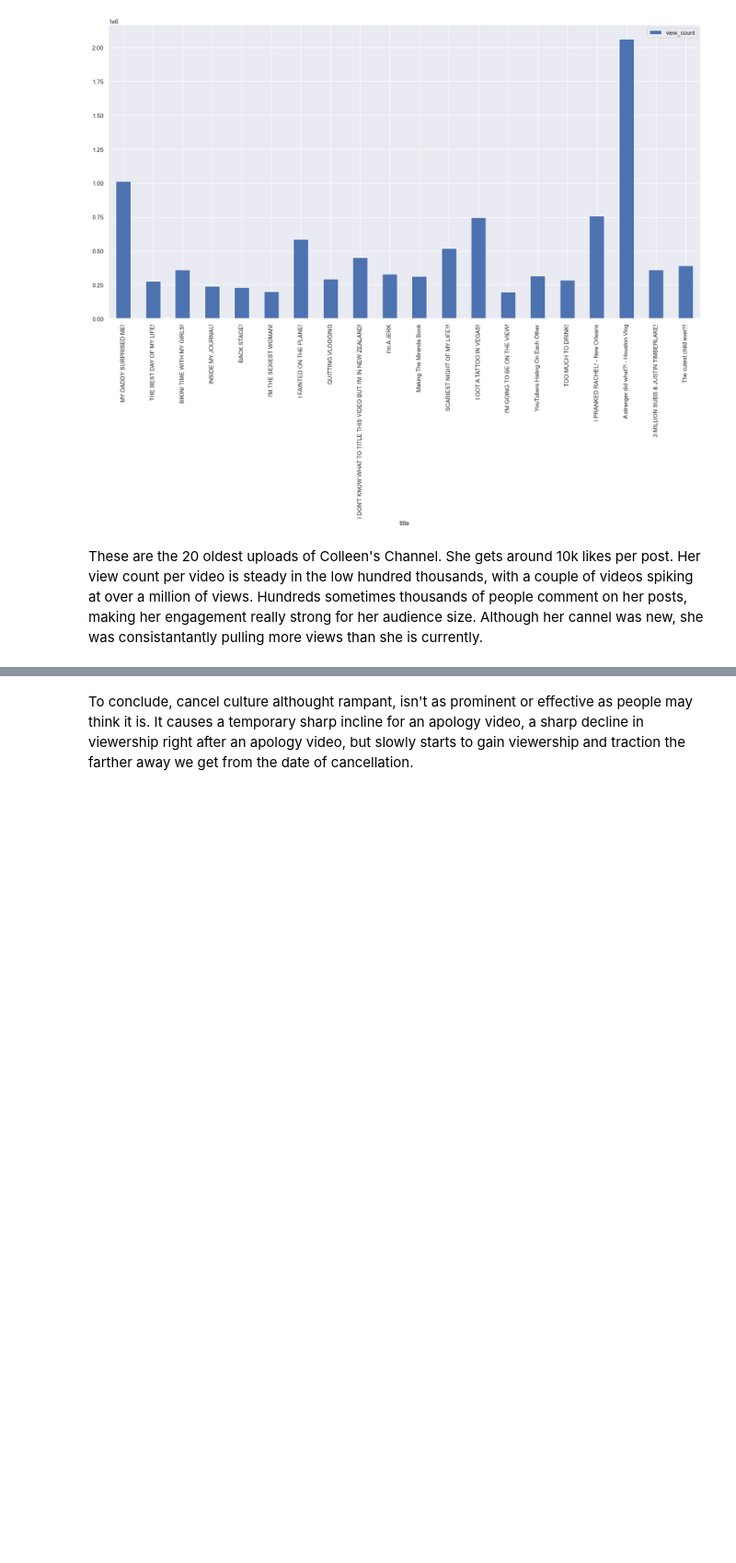
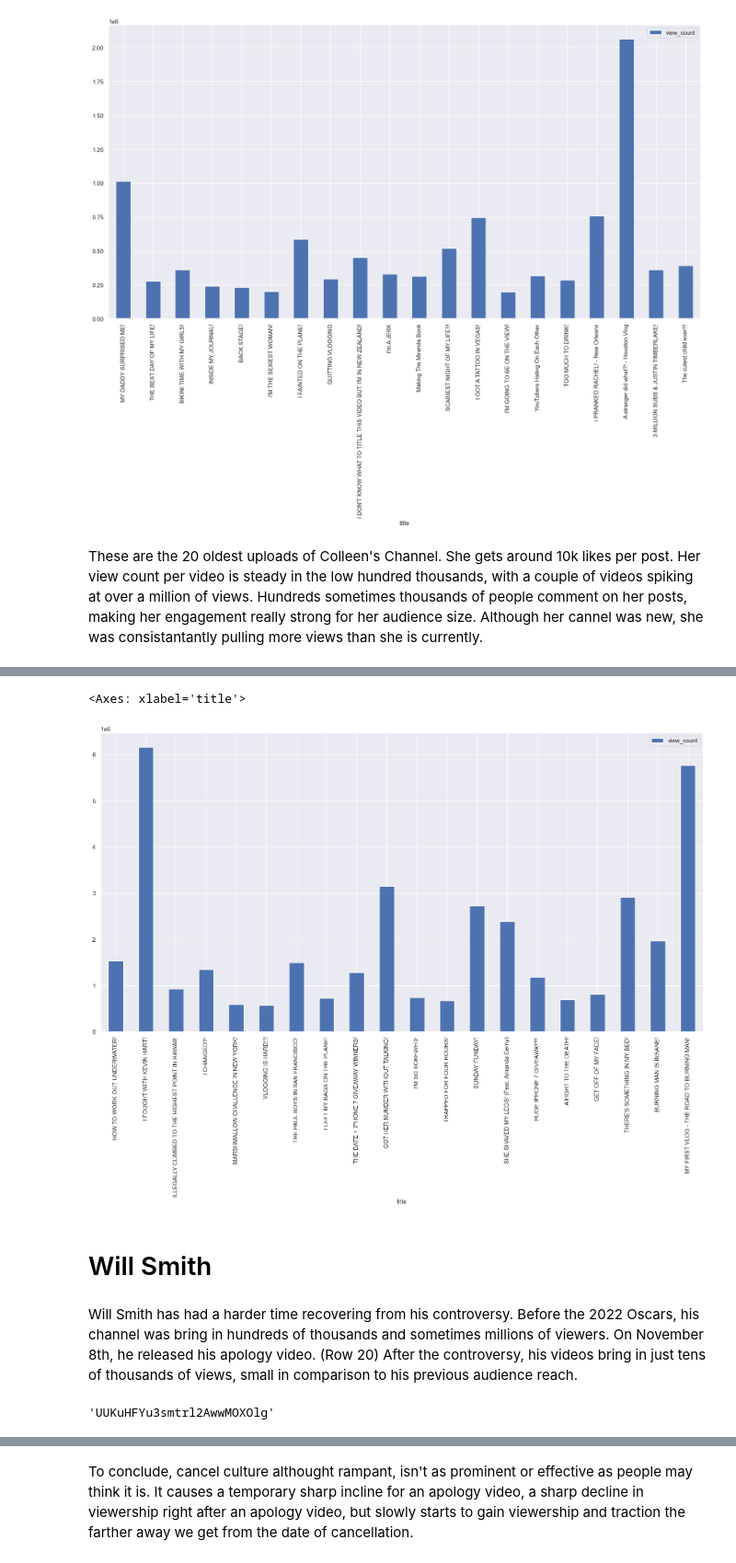
Before and after one commit to jaylenhicks/DataInEMAT2023, a Jupyter notebook: Revised Final Analysis Plan_Jaylen Hicks.ipynb, the cells around one changed output, grey strips where cells are left out. Shown at 92% size. Cells and saved outputs as stored; diff of their text form; code cells hidden in the pictures; blank space fills up the shorter version.

```diff
--- a/Revised Final Analysis Plan_Jaylen Hicks.ipynb
+++ b/Revised Final Analysis Plan_Jaylen Hicks.ipynb
@@ -185,0 +271,7 @@ These are the 20 oldest uploads of Colleen's Channel. She gets around 10k likes
+# %%
+df=pd.DataFrame(video_data)
+df["view_count"] = pd.to_numeric(df["view_count"])
+df["like_count"] = pd.to_numeric(df["like_count"])
+df["comment_count"] = pd.to_numeric(df["comment_count"])
+df["reactions"] = df["like_count"]  + df["comment_count"] + df["comment_count"]
+df.tail(20)
@@ -185,0 +296,9 @@ These are the 20 oldest uploads of Colleen's Channel. She gets around 10k likes
+# %%
+df.tail(20).plot(x="title", y=["view_count"], kind="bar")
+# %% [output]
+<Axes: xlabel='title'>
+[figure, added]
+# %% [markdown]
+# Will Smith
+# %% [markdown]
+Will Smith has had a harder time recovering from his controversy. Before the 2022 Oscars, his channel was bring in hundreds of thousands and sometimes millions of viewers. On November 8th, he released his apology video. (Row 20) After the controversy, his videos bring in just tens of thousands of views, small in comparison to his previous audience reach.
@@ -185,0 +318,5 @@ These are the 20 oldest uploads of Colleen's Channel. She gets around 10k likes
+# %%
+playlist_id = channel_stats[0]['contentDetails']['relatedPlaylists']['uploads']
+playlist_id
+# %% [output]
+'UUKuHFYu3smtrl2AwwMOXOlg'
```
Also changed, not shown: parts of 40 cells of this notebook.
